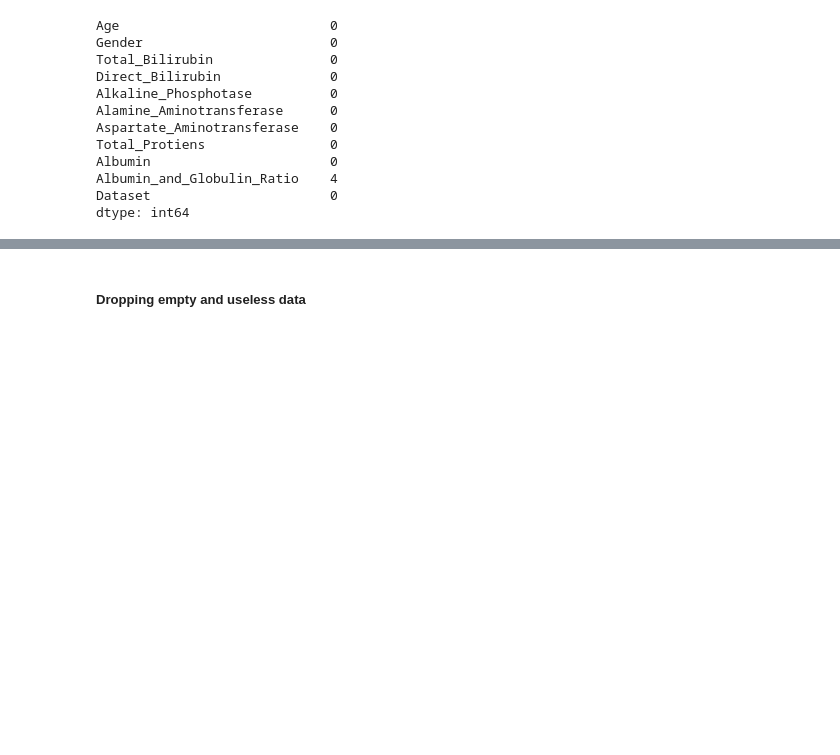
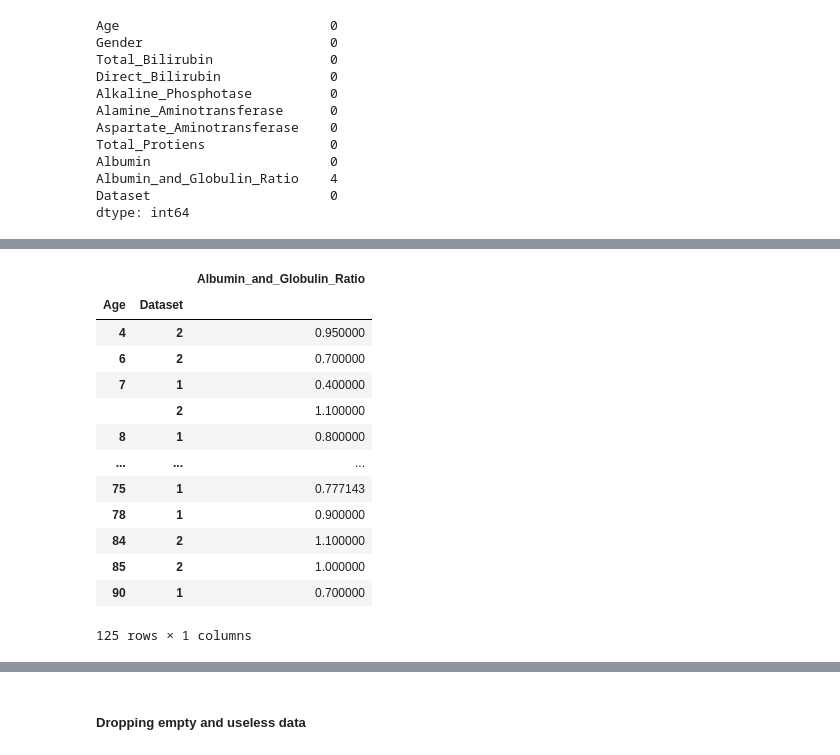
Before and after one commit to pinoden/indian_liver_patient, a Jupyter notebook: indian_liver_patient.ipynb, the cells around one changed output, grey strips where cells are left out. Saved outputs shown, nothing was run; the diff lists cells and outputs as text; code cells hidden in the pictures; blank space fills up the shorter version.

Commit message:
groupby

```diff
--- a/indian_liver_patient.ipynb
+++ b/indian_liver_patient.ipynb
@@ -67,0 +76,17 @@ dtype: int64
+# %%
+my_data[["Age", "Dataset", 'Albumin_and_Globulin_Ratio']].groupby(['Age', 'Dataset']).mean()
+# %% [output]
+|  |  | Albumin_and_Globulin_Ratio |
+| Age | Dataset |  |
+| 4 | 2 | 0.950000 |
+| 6 | 2 | 0.700000 |
+| 7 | 1 | 0.400000 |
+|  | 2 | 1.100000 |
+| 8 | 1 | 0.800000 |
+| ... | ... | ... |
+| 75 | 1 | 0.777143 |
+| 78 | 1 | 0.900000 |
+| 84 | 2 | 1.100000 |
+| 85 | 2 | 1.000000 |
+| 90 | 1 | 0.700000 |
+125 rows × 1 columns
```
Also changed, not shown: parts of 17 cells of this notebook, 1 other file.
